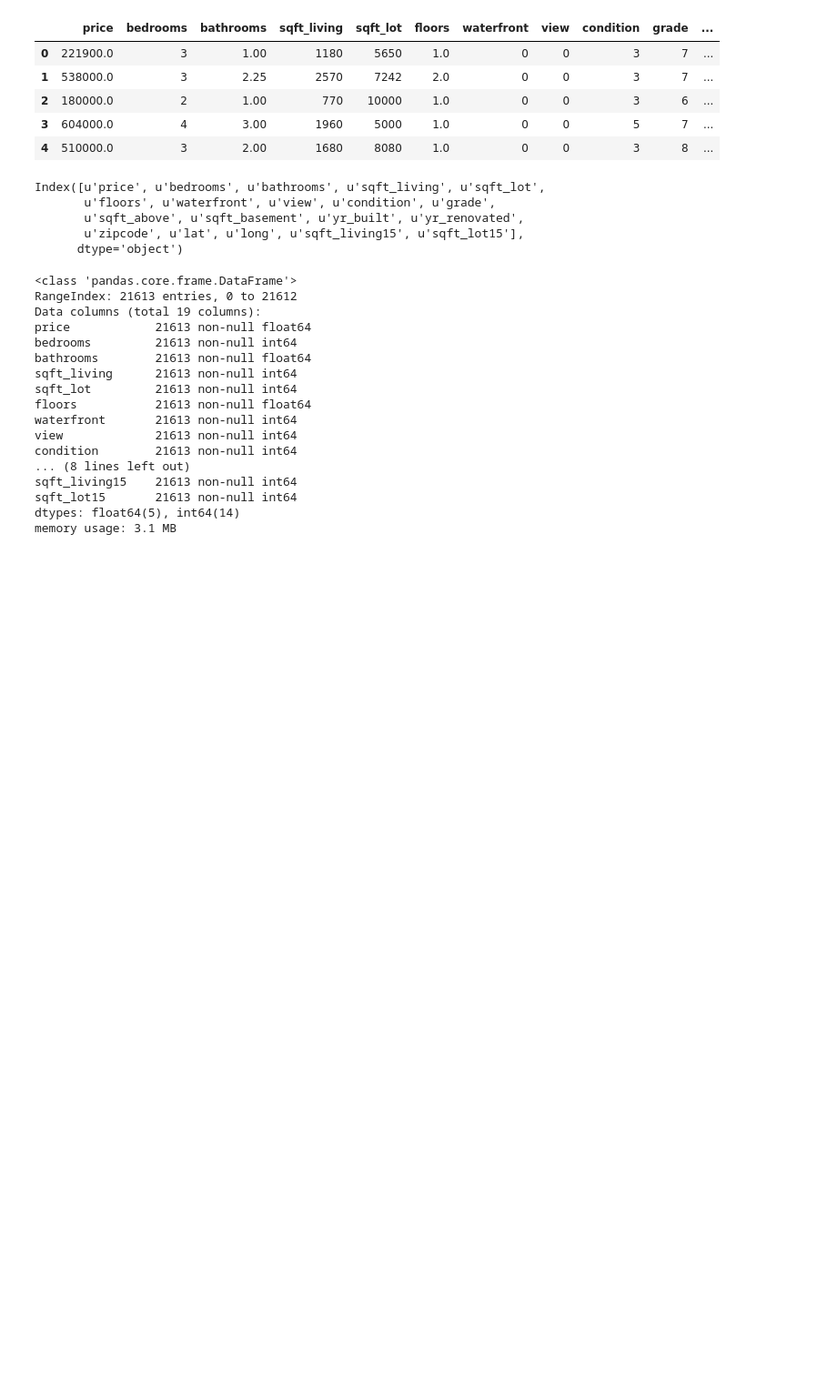
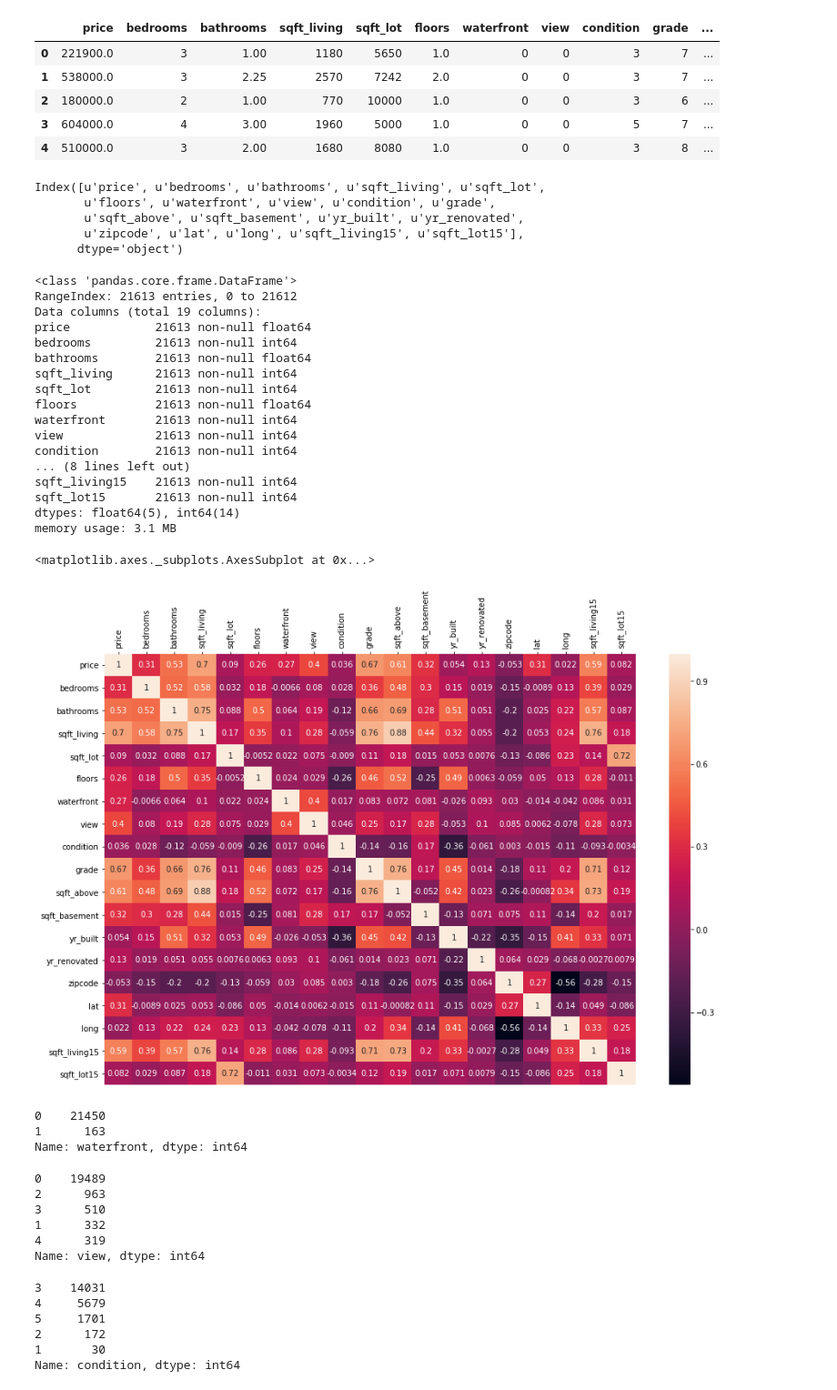
Before and after one commit to g2ransom/smart_machines, a Jupyter notebook: kc_house/kc_house.ipynb, the cells around one changed output. Shown at 91% size. Cells and saved outputs as stored; diff of their text form; code cells hidden in the pictures; blank space fills up the shorter version.

```diff
--- a/kc_house/kc_house.ipynb
+++ b/kc_house/kc_house.ipynb
@@ -6,6 +1,3 @@ import seaborn as sns
-# %%
-kc = pd.read_csv('../datasets/kc_house.csv',
-                 usecols = lambda col: col not in ['id', 'date'])
 # %%
 kc.head()
 # %% [output]
@@ -43,3 +35,35 @@ sqft_living15    21613 non-null int64
 sqft_lot15       21613 non-null int64
 dtypes: float64(5), int64(14)
 memory usage: 3.1 MB
+# %%
+corr = kc.corr()
+fig, ax = plt.subplots(figsize=(15, 10))
+ax.xaxis.tick_top()
+sns.heatmap(corr, xticklabels= corr.columns, yticklabels = corr.columns, annot=True)
+# %% [output]
+<matplotlib.axes._subplots.AxesSubplot at 0x...>
+[figure, added]
+# %%
+kc.waterfront.value_counts()
+# %% [output]
+0    21450
+1      163
+Name: waterfront, dtype: int64
+# %%
+kc.view.value_counts()
+# %% [output]
+0    19489
+2      963
+3      510
+1      332
+4      319
+Name: view, dtype: int64
+# %%
+kc.condition.value_counts()
+# %% [output]
+3    14031
+4     5679
+5     1701
+2      172
+1       30
+Name: condition, dtype: int64
```
Also changed, not shown: parts of 2 cells of this notebook.
